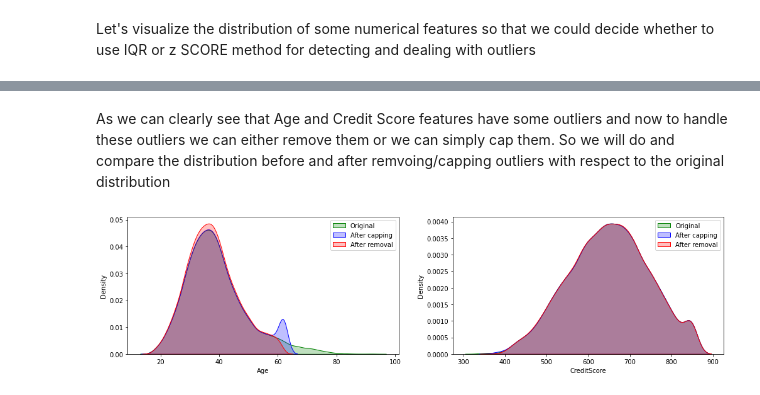
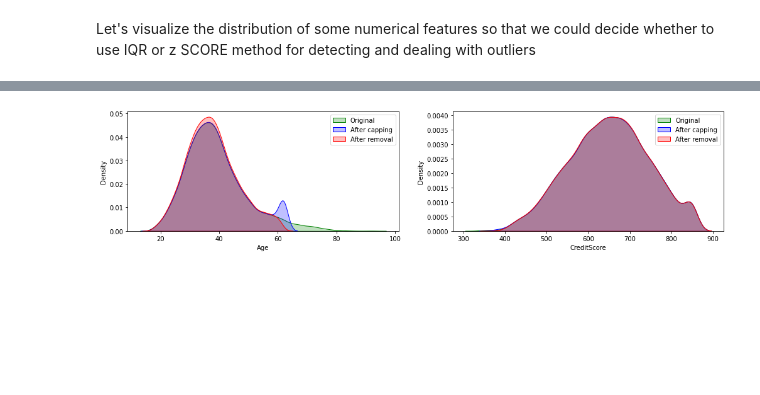
Before and after one commit to yuvraaj2002/Deep-learning-projects, a Jupyter notebook: Customer Churn Prediction/Code.ipynb, the cells around one changed output, grey strips where cells are left out. Cells and saved outputs as stored; diff of their text form; code cells hidden in the pictures; blank space fills up the shorter version.

```diff
--- a/Customer Churn Prediction/Code.ipynb
+++ b/Customer Churn Prediction/Code.ipynb
@@ -159,3 +193 @@ sns.boxplot(x = df['EstimatedSalary'],ax = ax[1][1]).set(title='Boxplot of Estim
-# %% [markdown]
-As we can clearly see that Age and Credit Score features have some outliers and now to handle these outliers we can either remove them or we can simply cap them. So we will do and compare the distribution before and after remvoing/capping outliers with respect to the original distribution
 # %%
@@ -175,5 +207,6 @@ def find_ul_ll(series):
 # Let's cap the outliers
 for col in cap_df.columns:
     lmts = find_ul_ll(cap_df[col])
-    cap_df[col] = np.where(cap_df[col] > lmts[0],lmts[0], np.where(cap_df[col]<lmts[1],lmts[1],cap_df[col]))
+    cap_df[col] = np.where(cap_df[col] > lmts[0],lmts[0],
+                           np.where(cap_df[col]<lmts[1],lmts[1],cap_df[col]))
 # %%
@@ -185,18 +218,19 @@ lmts_creditsc = find_ul_ll(remove_df['CreditScore'])
 remove_df = remove_df[remove_df['CreditScore'] > lmts_creditsc[1]]
 # %%
 # Let's now visualize the change in distribution after capping/remvoing outliers
-fig,ax = plt.subplots(1,2,figsize=(17,4))
+fig,ax = plt.subplots(1,2,figsize=(17,3.5))
+fig.subplots_adjust(hspace=0.5, wspace=0.2)
 
 sns.kdeplot(df['Age'],shade=True,ax = ax[0],color='green',label='Original')
 sns.kdeplot(cap_df['Age'],shade=True,ax = ax[0],color='blue',label='After capping')
 sns.kdeplot(remove_df['Age'],shade=True,ax = ax[0],color='red',label='After removal')
 ax[0].legend()
 
 sns.kdeplot(df['CreditScore'],shade=True,ax = ax[1],color='green',label='Original')
 sns.kdeplot(cap_df['CreditScore'],shade=True,ax = ax[1],color='blue',label='After capping')
 sns.kdeplot(remove_df['CreditScore'],shade=True,ax = ax[1],color='red',label='After removal')
 ax[1].legend()
 
 plt.show()
 # %% [output]
-[figure, old version]
+[figure, new version]
```
Also changed, not shown: parts of 42 cells of this notebook.
